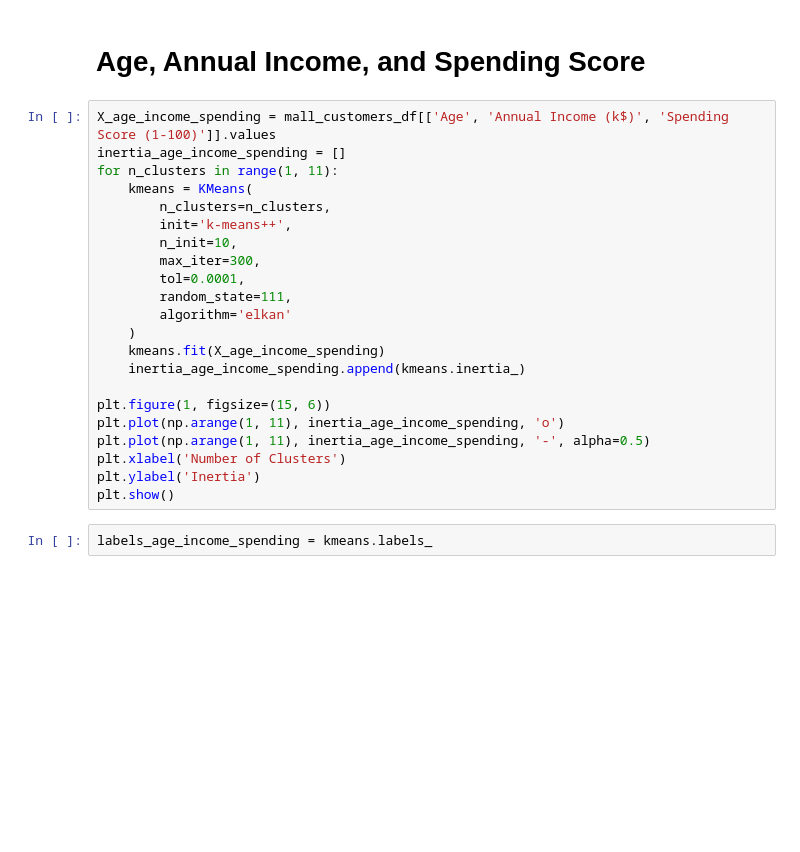
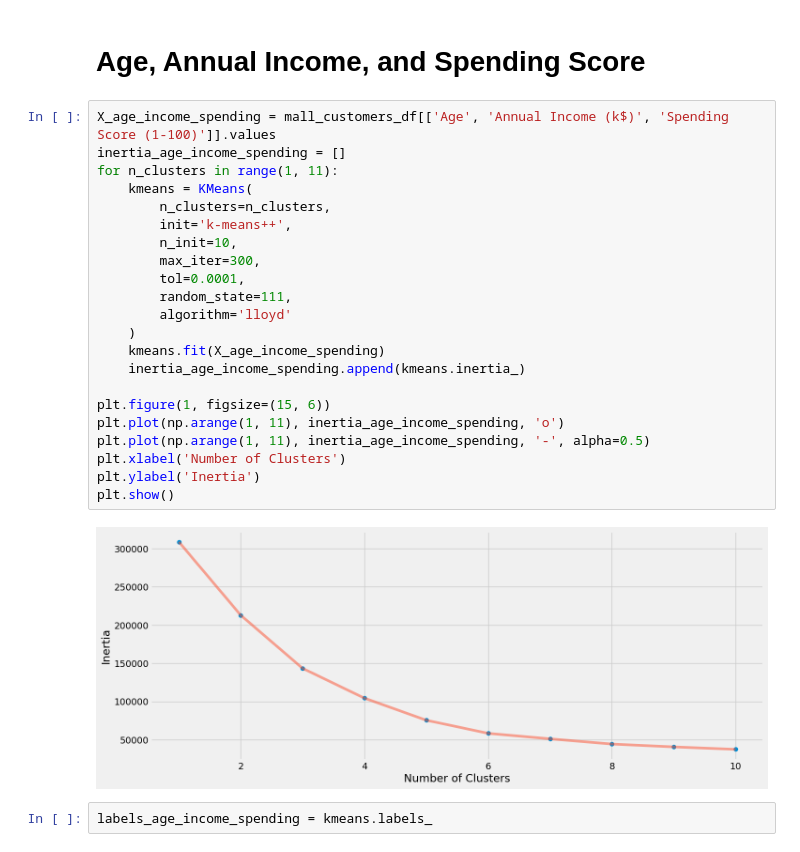
Before and after one commit to ranjitodedra/Customer-segmentation, a Jupyter notebook: customer-segmentation.ipynb, the cells around one changed output. Drawn from its saved outputs; the diff is of its cells as text; blank space fills up the shorter version.

```diff
--- a/customer-segmentation.ipynb
+++ b/customer-segmentation.ipynb
@@ -268,25 +323,27 @@ plt.show()
 # %%
 X_age_income_spending = mall_customers_df[['Age', 'Annual Income (k$)', 'Spending Score (1-100)']].values
 inertia_age_income_spending = []
 for n_clusters in range(1, 11):
     kmeans = KMeans(
         n_clusters=n_clusters,
         init='k-means++',
         n_init=10,
         max_iter=300,
         tol=0.0001,
         random_state=111,
-        algorithm='elkan'
+        algorithm='lloyd'
     )
     kmeans.fit(X_age_income_spending)
     inertia_age_income_spending.append(kmeans.inertia_)
 
 plt.figure(1, figsize=(15, 6))
 plt.plot(np.arange(1, 11), inertia_age_income_spending, 'o')
 plt.plot(np.arange(1, 11), inertia_age_income_spending, '-', alpha=0.5)
 plt.xlabel('Number of Clusters')
 plt.ylabel('Inertia')
 plt.show()
+# %% [output]
+[figure, added]
 # %%
 labels_age_income_spending = kmeans.labels_
 # %% [markdown]
```
Also changed, not shown: parts of 15 cells of this notebook.
